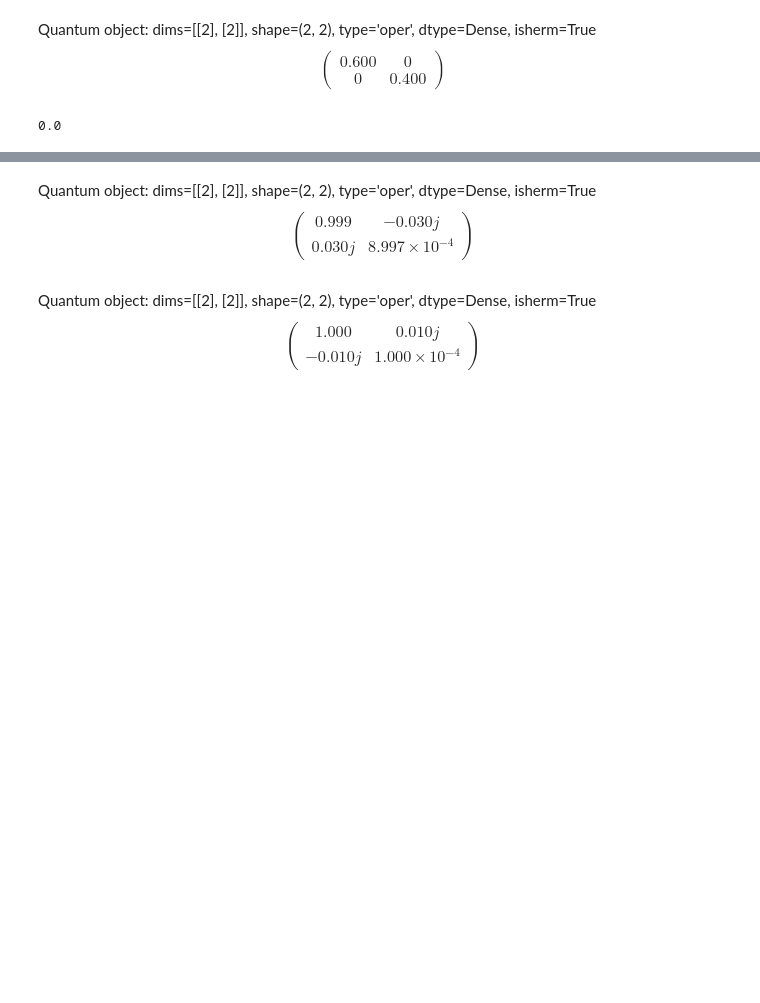
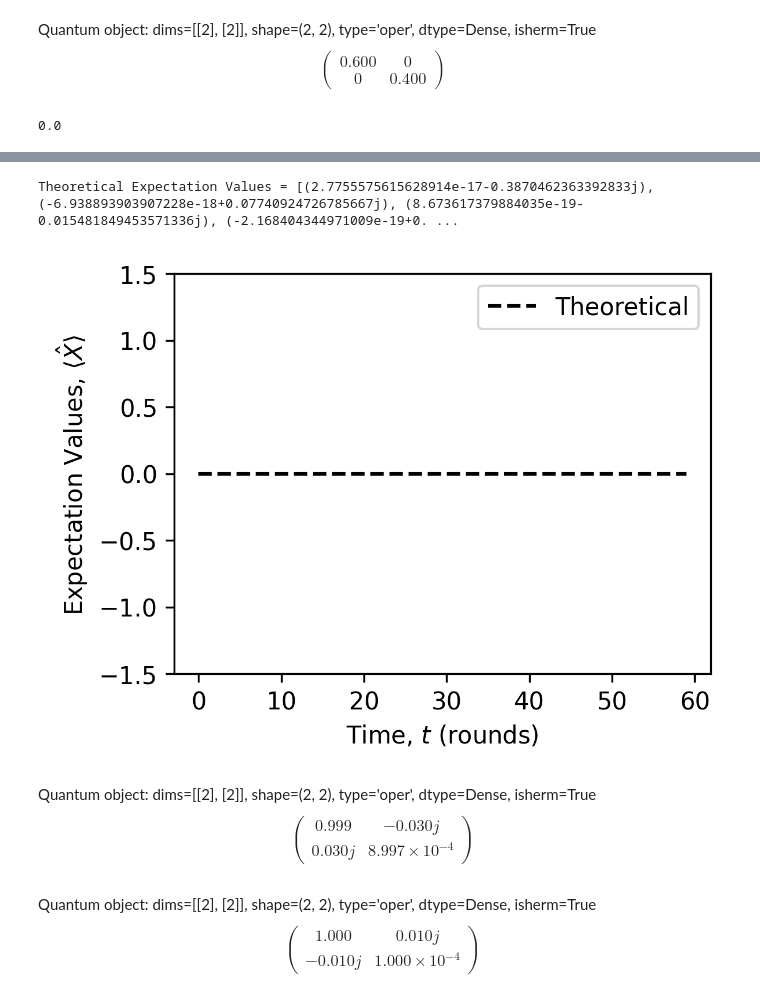
Before and after one commit to ThatGuy65/YQIwork, a Jupyter notebook: Chapter3Examples.ipynb, the cells around one changed output, grey strips where cells are left out. Cells and saved outputs as stored; diff of their text form; code cells hidden in the pictures; blank space fills up the shorter version.

```diff
--- a/Chapter3Examples.ipynb
+++ b/Chapter3Examples.ipynb
@@ -695,3 +699,21 @@ Theoretical Expectation Values = [0.9999999999999998, 0.5999999999999999, 0.3599
+# %%
+'''
+pauli_sim_plot((1 / np.sqrt(2)) * (basis(2,0) + (1j * basis(2,1))) * (1 / np.sqrt(2)) * (basis(2,0) + (1j * basis(2,1))).dag(), probs={'Px' : 0.1,
+               'Py' : 0.1,
+               'Pi' : 0.7,
+               'Pz' : 0.1},
+               t=12, proj_basis="Y")
+'''
+
+pauli_sim_plot( , probs={'Px' : 0.2,
+               'Py' : 0.2,
+               'Pi' : 0.2,
+               'Pz' : 0.4},
+               t=60,
+               proj_basis="X")
+# %% [output]
+Theoretical Expectation Values = [(2.7755575615628914e-17-0.3870462363392833j), (-6.938893903907228e-18+0.07740924726785667j), (8.673617379884035e-19-0.015481849453571336j), (-2.168404344971009e-19+0. ...
+[figure, added]
 # %%
 def pauliTWIRL(rhoI, unitary, n=0):
     gates = [sigmax(), sigmay(), sigmaz(), qeye(2)]
```
Also changed, not shown: parts of 2 cells of this notebook, 2 other files.
